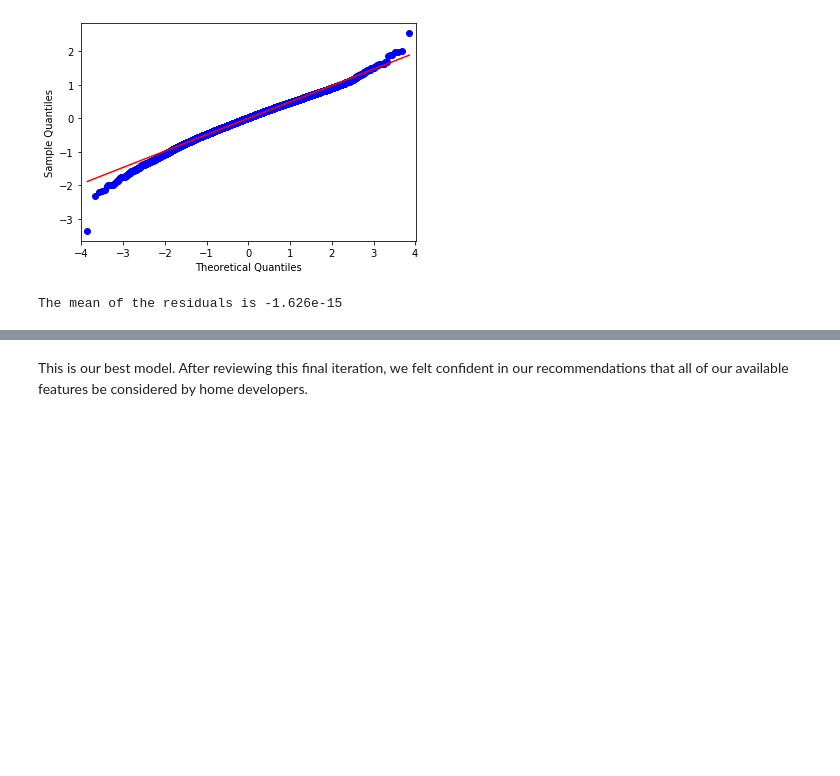
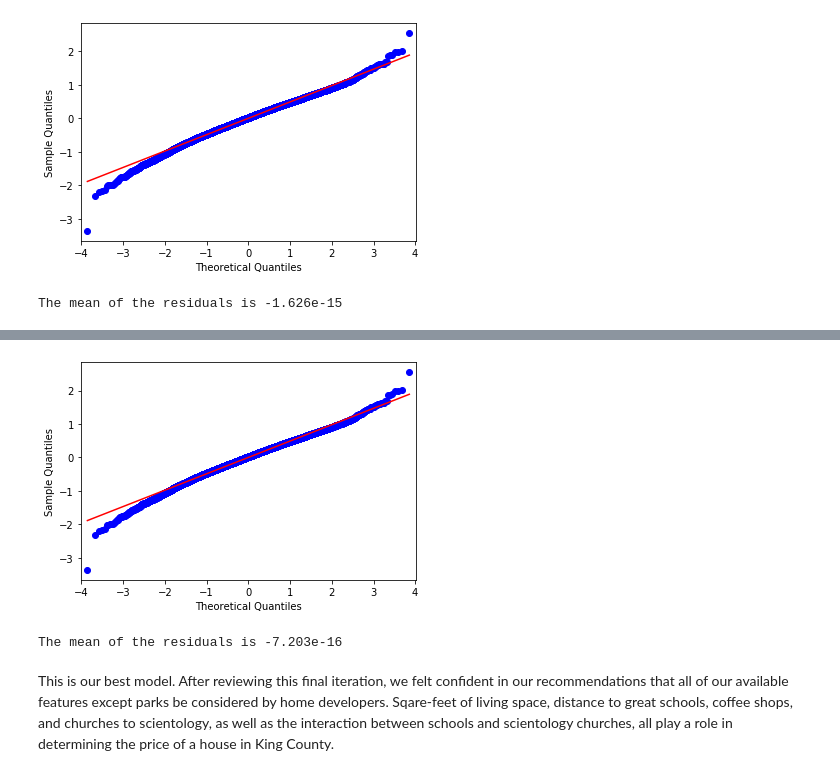
Before and after one commit to dtunnicliffe/house-price-regression-project, a Jupyter notebook: models.ipynb, the cells around one changed output, grey strips where cells are left out. Saved outputs shown, nothing was run; the diff lists cells and outputs as text; code cells hidden in the pictures; blank space fills up the shorter version.

Commit message:
RFE and evaluating impact of each feature on R2. Removing parks from final model.

```diff
--- a/models.ipynb
+++ b/models.ipynb
@@ -692,0 +741,13 @@ The mean of the residuals is -1.626e-15
+# %%
+features = ['quant_sqft_living','quant_coffee', 'quant_schools', 'quant_scientology', 'grade_5', 'grade_6', 'grade_7', 'grade_8', 'grade_9', 'grade_10', 'grade_11', 'grade_12', 'grade_13', 'quant_interaction']
+target = ['quant_price']
+X = df[features]
+y = df[target]
+
+# running an iteration of the model using train_test_split
+X_train, X_test, y_train, y_test = train_test_split(X,y, random_state=1)
+
+lm10 = LinearRegression().fit(X_train, y_train)
+lm10_preds = lm10.predict(X_test)
+
+print('R^2: ', r2_score(y_test, lm10_preds))
@@ -693,2 +793,23 @@ The mean of the residuals is -1.626e-15
+# %%
+y_predict = lm10.predict(X_test)
+
+X2 = sm.add_constant(X)
+
+# create an OLS model
+model = sm.OLS(y, X2)
+
+# fit the data
+est = model.fit()
+# %%
+# check for the normality of the residuals
+sm.qqplot(est.resid, line='s')
+pylab.show()
+
+# also check that the mean of the residuals is approx. 0.
+mean_residuals = sum(est.resid)/ len(est.resid)
+print("The mean of the residuals is {:.4}".format(mean_residuals))
+# %% [output]
+[figure, added]
+The mean of the residuals is -7.203e-16
 # %% [markdown]
-This is our best model. After reviewing this final iteration, we felt confident in our recommendations that all of our available features be considered by home developers.
+This is our best model. After reviewing this final iteration, we felt confident in our recommendations that all of our available features except parks be considered by home developers. Sqare-feet of living space, distance to great schools, coffee shops, and churches to scientology, as well as the interaction between schools and scientology churches, all play a role in determining the price of a house in King County.
```
Also changed, not shown: parts of 20 cells of this notebook.
